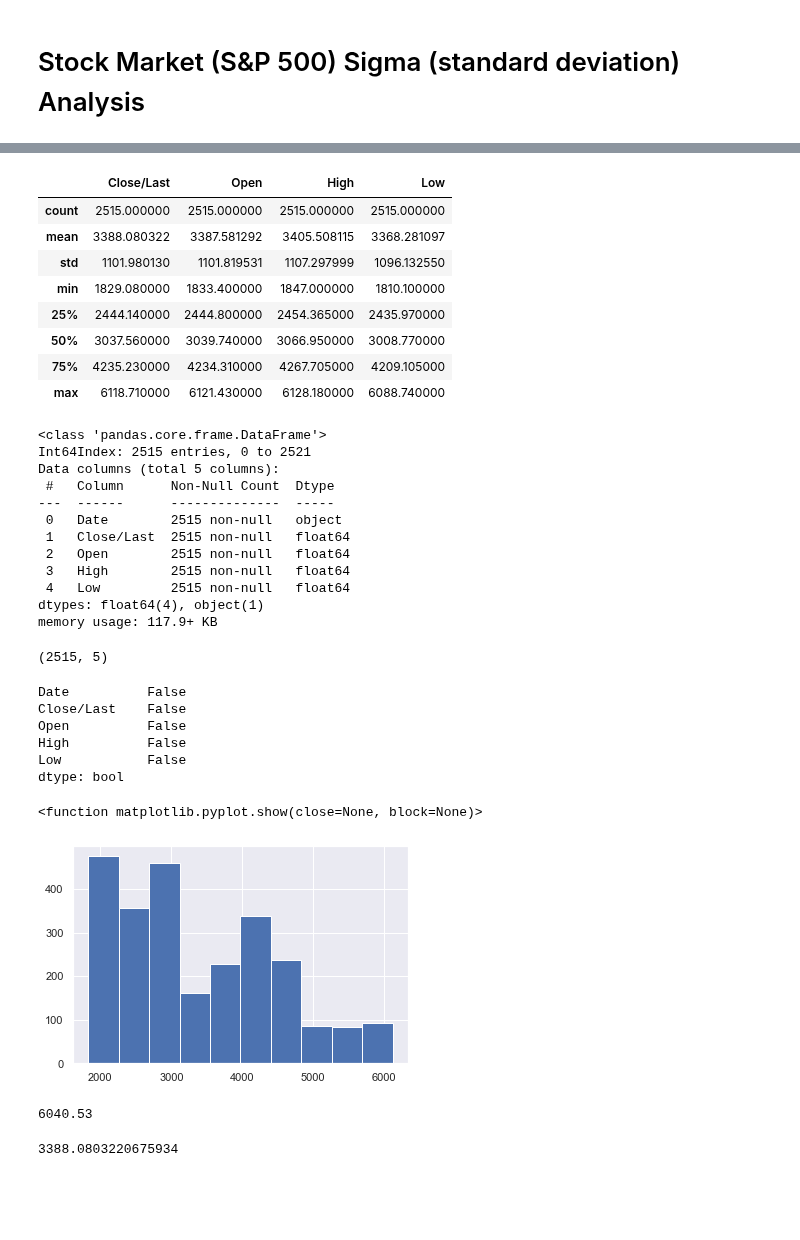
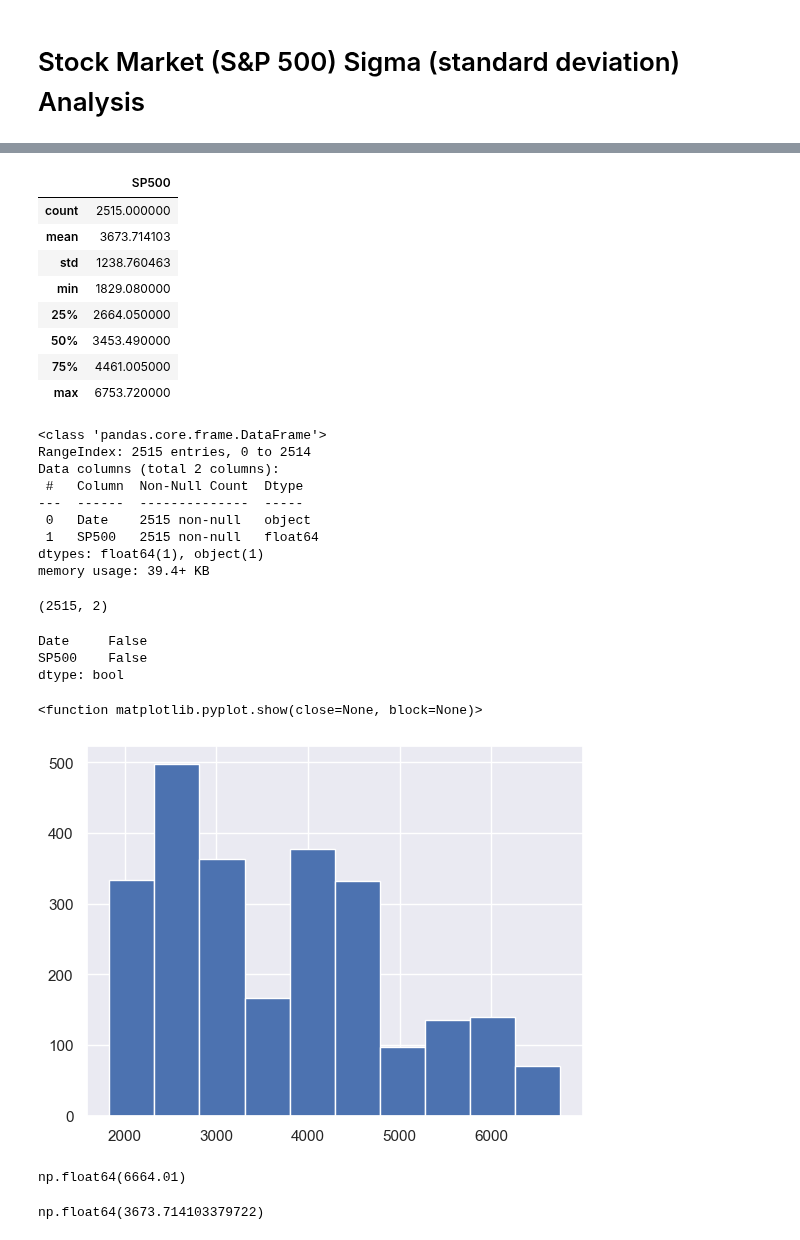
Before and after one commit to JohnBroberg/StockMarketSigma, a Jupyter notebook: StockMarketSigma.ipynb, the cells around one changed output, grey strips where cells are left out. Drawn from its saved outputs; the diff is of its cells as text; code cells hidden in the pictures; blank space fills up the shorter version.

Commit message:
updated data and refactored with new data source

```diff
--- a/StockMarketSigma.ipynb
+++ b/StockMarketSigma.ipynb
@@ -26,7 +26,7 @@ import numpy as np
 import matplotlib.pyplot as plt
 import seaborn as sns
 
-data = 'HistoricalData_1738623308487.csv'
+data = 'SP500.csv'
 df = pd.read_csv(data)
 
 df
@@ -47,3 +47,5 @@ df
+# %%
+df = df.rename(columns={"observation_date": "Date"})
 # %%
 df.describe()
 # %% [output]
@@ -59,62 +61,59 @@ df.describe()
 # %%
 #remove holidays (Open == 0)
+# Drop rows where SP500 is missing
+df = df.dropna(subset=["SP500"])
 
-df = df.loc[~(df['Open']==0)]
+# Optional: Reset index if needed
+df.reset_index(drop=True, inplace=True)
 df.describe()
 # %% [output]
-|  | Close/Last | Open | High | Low |
-| count | 2515.000000 | 2515.000000 | 2515.000000 | 2515.000000 |
-| mean | 3388.080322 | 3387.581292 | 3405.508115 | 3368.281097 |
-| std | 1101.980130 | 1101.819531 | 1107.297999 | 1096.132550 |
-| min | 1829.080000 | 1833.400000 | 1847.000000 | 1810.100000 |
-| 25% | 2444.140000 | 2444.800000 | 2454.365000 | 2435.970000 |
-| 50% | 3037.560000 | 3039.740000 | 3066.950000 | 3008.770000 |
-| 75% | 4235.230000 | 4234.310000 | 4267.705000 | 4209.105000 |
-| max | 6118.710000 | 6121.430000 | 6128.180000 | 6088.740000 |
+|  | SP500 |
+| count | 2515.000000 |
+| mean | 3673.714103 |
+| std | 1238.760463 |
+| min | 1829.080000 |
+| 25% | 2664.050000 |
+| 50% | 3453.490000 |
+| 75% | 4461.005000 |
+| max | 6753.720000 |
 # %%
 df.info()
 # %% [output]
 <class 'pandas.core.frame.DataFrame'>
-Int64Index: 2515 entries, 0 to 2521
-Data columns (total 5 columns):
- #   Column      Non-Null Count  Dtype
----  ------      --------------  -----
- 0   Date        2515 non-null   object
- 1   Close/Last  2515 non-null   float64
- 2   Open        2515 non-null   float64
- 3   High        2515 non-null   float64
- 4   Low         2515 non-null   float64
-dtypes: float64(4), object(1)
-memory usage: 117.9+ KB
+RangeIndex: 2515 entries, 0 to 2514
+Data columns (total 2 columns):
+ #   Column  Non-Null Count  Dtype
+---  ------  --------------  -----
+ 0   Date    2515 non-null   object
+ 1   SP500   2515 non-null   float64
+dtypes: float64(1), object(1)
+memory usage: 39.4+ KB
 # %%
 df.shape
 # %% [output]
-(2515, 5)
+(2515, 2)
 # %%
 df.isnull().any()
 # %% [output]
-Date          False
-Close/Last    False
-Open          False
-High          False
-Low           False
+Date     False
+SP500    False
 dtype: bool
 # %%
 sns.set()
 
-plt.hist(df['Close/Last'])
+plt.hist(df['SP500'])
 plt.show
 # %% [output]
 <function matplotlib.pyplot.show(close=None, block=None)>
-[figure, old version]
+[figure, new version]
 # %%
-close_current = df['Close/Last'].iloc[0]
+close_current = df['SP500'].iloc[-1]
 close_current
 # %% [output]
-6040.53
+np.float64(6664.01)
 # %%
-close_mean = df['Close/Last'].mean()
+close_mean = df['SP500'].mean()
 close_mean
 # %% [output]
-3388.0803220675934
+np.float64(3673.714103379722)
 # %%
```
Also changed, not shown: parts of 10 cells of this notebook, 1 other file.
